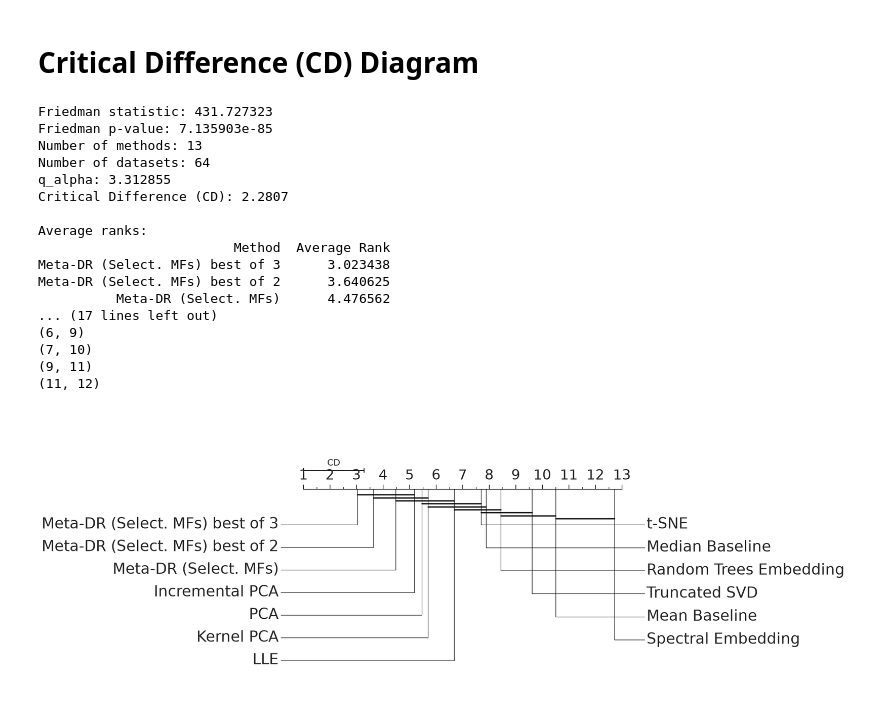
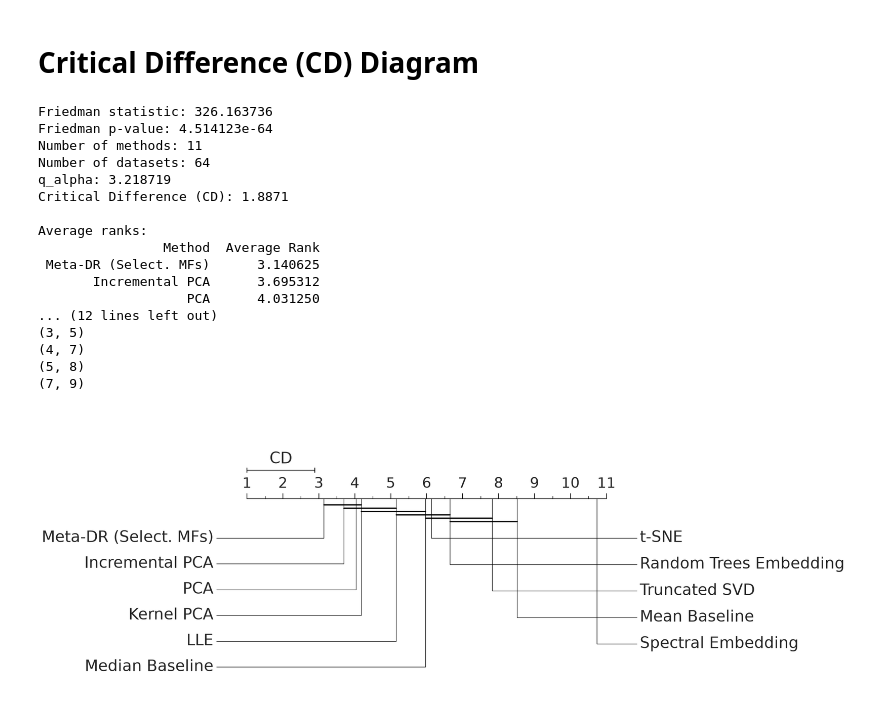
Before and after one commit to silvadaniell/meta-dr, a Jupyter notebook: Meta_DR.ipynb, the cells around one changed output. Cells and saved outputs as stored; diff of their text form; code cells hidden in the pictures.

```diff
--- a/Meta_DR.ipynb
+++ b/Meta_DR.ipynb
@@ -4150,9 +3720,9 @@ df_to_plot = final_results_table_nshot[columns_to_plot].copy()
 # Rename labels for better visualization (Mapeamento amigável adicionado)
 rename_labels_nshot = {
     'No Reduction': 'No Reduction\n(No DR)',
-    'Unified Proposal': 'Meta-DR\n(Select. MFs)',
-    'Unified 2-shot': 'Meta-DR\n(Select. MFs)\nbest of 2',
-    'Unified 3-shot': 'Meta-DR\n(Select. MFs)\nbest of 3',
+    'Unified Proposal': 'Meta-DR\n(Selected\nMFs)',
+    'Unified 2-shot': 'Meta-DR\n(Selected\nMFs)\nbest of 2',
+    'Unified 3-shot': 'Meta-DR\n(Selected\nMFs)\nbest of 3',
     'Mean Baseline': 'Mean\nBaseline',
     'Median Baseline': 'Median\nBaseline',
     'PCA': 'PCA',
@@ -4192,12 +3762,12 @@ ax = sns.boxplot(
 )
 
 # Axis formatting (Ajustado o ha="right" e rotation=45 caso os nomes fiquem muito juntos)
-plt.xticks(rotation=0, fontsize=11, ha="center")
-plt.yticks(fontsize=11)
-plt.ylabel("Performance Score", fontsize=14, fontweight='bold')
-plt.xlabel("Methods", fontsize=14, fontweight='bold')
-plt.yticks(fontsize=14)
-plt.xticks(fontsize=14)
+plt.xticks(rotation=0, fontsize=16, ha="center")
+plt.yticks(fontsize=16)
+plt.ylabel("Performance Score", fontsize=16, fontweight='bold')
+plt.xlabel("Methods", fontsize=16, fontweight='bold')
+plt.yticks(fontsize=16)
+plt.xticks(fontsize=16)
 
 # Grid only on y-axis
 plt.grid(axis='y', linestyle='--', alpha=0.5)
@@ -4492,7 +4062,7 @@ print_table(fewshot_df, "Few-Shot Comparison Summary", showindex=False)
 # 1) Methods to compare
 columns_cd = [
     'Unified Proposal',
-    'Unified 2-shot', 'Unified 3-shot',
+    # 'Unified 2-shot', 'Unified 3-shot',
     'Mean Baseline', 'Median Baseline',
     'PCA', 'IncrementalPCA', 'RandomTreesEmbedding',
     'SpectralEmbedding', 'TruncatedSVD', 'LLE', 'KPCA', 't-SNE'
@@ -4501,8 +4071,8 @@ columns_cd = [
 # 2) Display labels
 rename_labels_nshot = {
     'Unified Proposal': 'Meta-DR (Select. MFs)',
-    'Unified 2-shot': 'Meta-DR (Select. MFs) best of 2',
-    'Unified 3-shot': 'Meta-DR (Select. MFs) best of 3',
+    # 'Unified 2-shot': 'Meta-DR (Select. MFs) best of 2',
+    # 'Unified 3-shot': 'Meta-DR (Select. MFs) best of 3',
     'Mean Baseline': 'Mean Baseline',
     'Median Baseline': 'Median Baseline',
     'PCA': 'PCA',
@@ -4613,7 +4183,7 @@ def plot_cd_diagram(
     filename="cd_diagram.pdf",
     fontsize_labels=30,      # method names (left/right)
     fontsize_ranks=15,       # numbers on the axis (1, 2, 3...)
-    fontsize_cd=15,          # "CD" label
+    fontsize_cd=30,          # "CD" label
     fontsize_title=20        # figure title
 ):
     n_methods = len(avg_ranks)
@@ -4656,7 +4226,7 @@ def plot_cd_diagram(
         ax.plot([rank, rank], [axis_y, axis_y + 0.04], color="black", lw=1.0)
 
     # CD bar
-    cd_y = axis_y + 0.35
+    cd_y = axis_y + 0.47
     cd_x0 = min_rank
     cd_x1 = min_rank + cd
 
@@ -4697,47 +4267,47 @@ def plot_cd_diagram(
 
     # Title
     if title:
         ax.text(
             (min_rank + max_rank) / 2,
             top + 0.45,
             title,
             ha="center",
             va="center",
             fontsize=fontsize_title
         )
 
     plt.tight_layout()
     plt.savefig(filename, format="pdf", bbox_inches="tight", dpi=300)
     plt.show()
 
 # 10) Plot the CD diagram (this is the CALL, using the function defined above)
 plot_cd_diagram(
     avg_ranks=avg_ranks_sorted,
     names=names_sorted,
     cd=CD,
     groups=groups,
     title="",
-    filename="cd_diagram_nshot.pdf",
+    filename="cd_diagram.pdf",
     fontsize_labels=30,
     fontsize_ranks=28,
-    fontsize_cd=18
+    fontsize_cd=30
 )
 # %% [output]
-Friedman statistic: 431.727323
-Friedman p-value: 7.135903e-85
-Number of methods: 13
+Friedman statistic: 326.163736
+Friedman p-value: 4.514123e-64
+Number of methods: 11
 Number of datasets: 64
-q_alpha: 3.312855
-Critical Difference (CD): 2.2807
+q_alpha: 3.218719
+Critical Difference (CD): 1.8871
 
 Average ranks:
-                         Method  Average Rank
-Meta-DR (Select. MFs) best of 3      3.023438
-Meta-DR (Select. MFs) best of 2      3.640625
-          Meta-DR (Select. MFs)      4.476562
-... (17 lines left out)
-(6, 9)
-(7, 10)
-(9, 11)
-(11, 12)
+                Method  Average Rank
+ Meta-DR (Select. MFs)      3.140625
+       Incremental PCA      3.695312
+                   PCA      4.031250
+... (12 lines left out)
+(3, 5)
+(4, 7)
+(5, 8)
+(7, 9)
-[figure, old version]
+[figure, new version]
```
Also changed, not shown: parts of 20 cells of this notebook.
